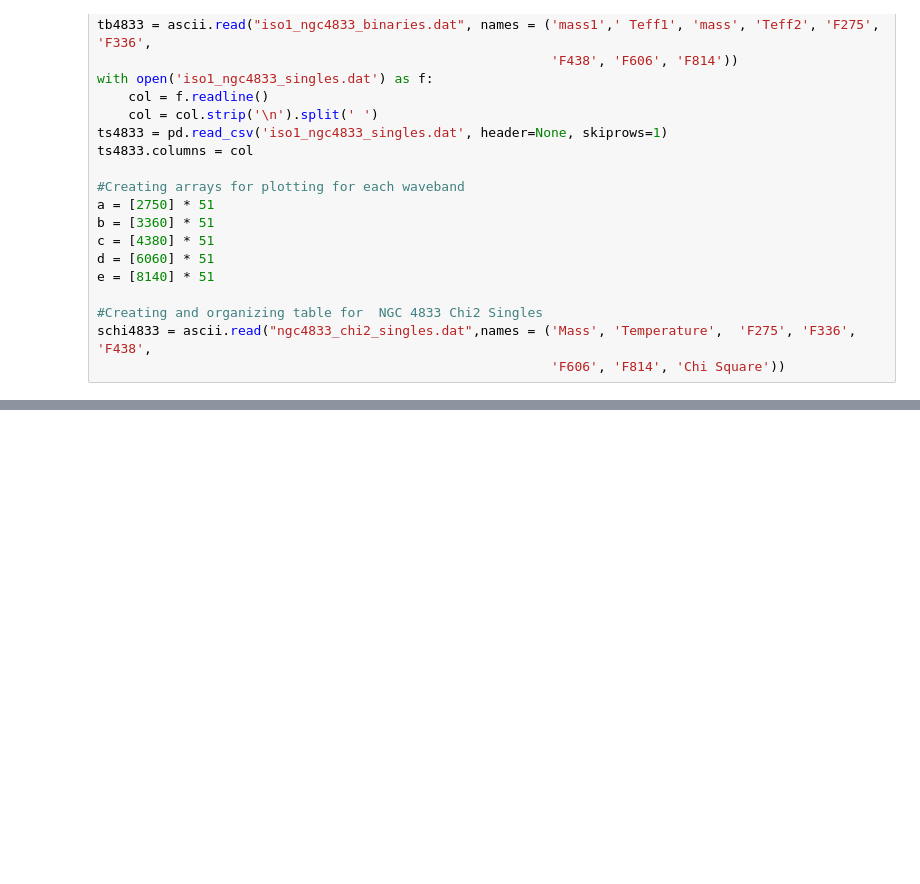
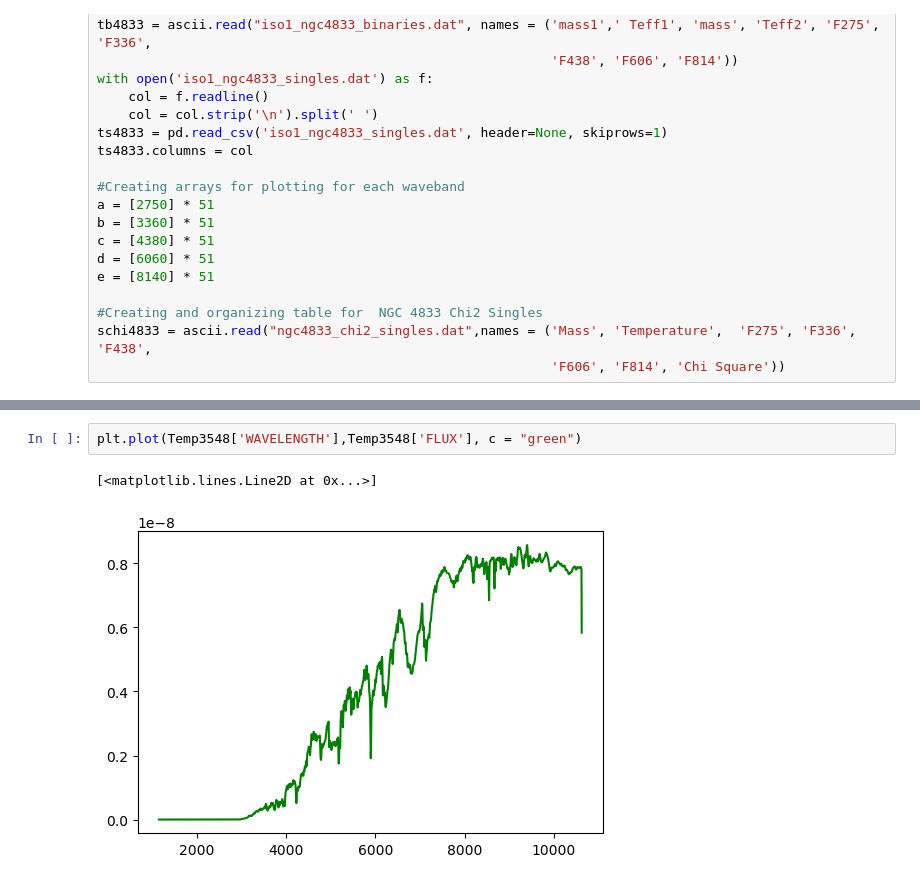
Before and after one commit to teresapan/Blue_stragglers, a Jupyter notebook: BS_SEDs/BSs SEDs.ipynb, the cells around one changed output, grey strips where cells are left out. Cells and saved outputs as stored; diff of their text form; blank space fills up the shorter version.

```diff
--- a/BS_SEDs/BSs SEDs.ipynb
+++ b/BS_SEDs/BSs SEDs.ipynb
@@ -50,0 +52,5 @@ plt.plot(e,t4833['F_814'],'o',c= 'red')
+# %%
+plt.plot(Temp3548['WAVELENGTH'],Temp3548['FLUX'], c = "green")
+# %% [output]
+[<matplotlib.lines.Line2D at 0x...>]
+[figure, added]
```
Also changed, not shown: parts of 1 cell of this notebook.
